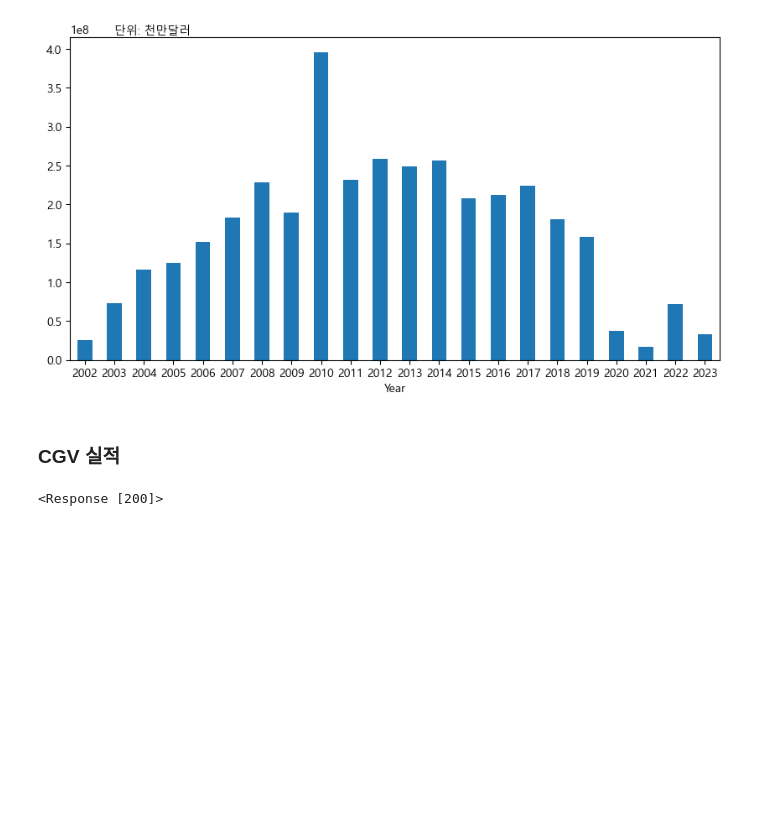
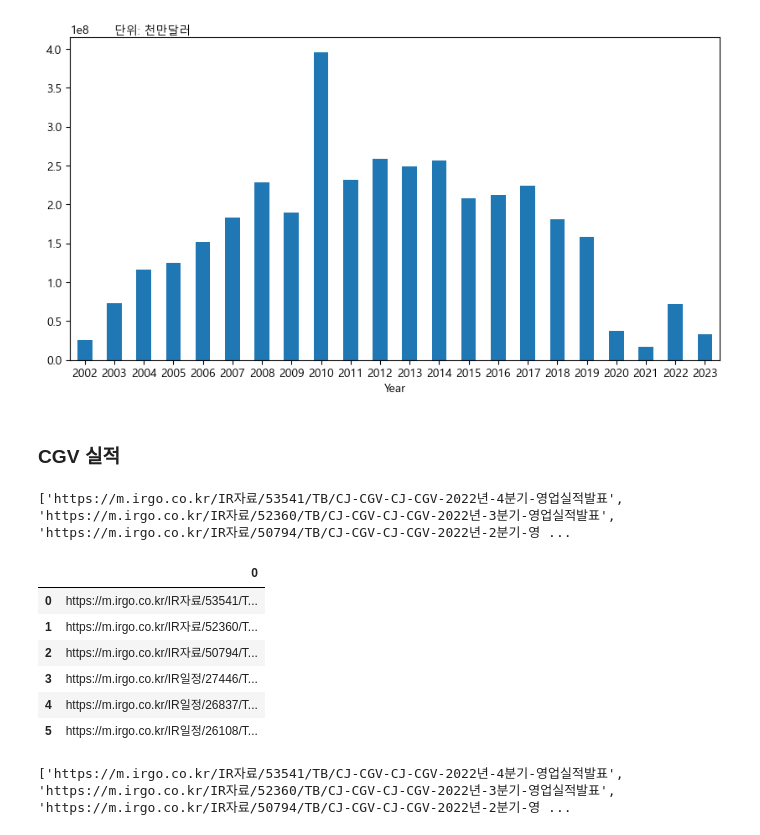
Before and after one commit to kwonhwijun/invest, a Jupyter notebook: investing_python/CGV/cgv_turkey.ipynb, the cells around one changed output. Saved outputs shown, nothing was run; the diff lists cells and outputs as text; code cells hidden in the pictures; blank space fills up the shorter version.

```diff
--- a/investing_python/CGV/cgv_turkey.ipynb
+++ b/investing_python/CGV/cgv_turkey.ipynb
@@ -164,3 +114,33 @@ for link in links:
+# %%
+from bs4 import BeautifulSoup
+
+
+#html 추출
+
+url = "https://m.irgo.co.kr/IR-COMP/079160/CJ%20CGV-IR-PAGE"
+response = requests.get(url)
+html = response.text
+
+soup = BeautifulSoup(html, "html.parser")
+data_hrefs = []
+if True:
+    lis = soup.find_all('li', {'class': 'clearfix ir_information'})
+    for li in lis:
+        data_href = li['data-href']
+        data_hrefs.append(data_href)
+print(data_hrefs)
+# %% [output]
+['https://m.irgo.co.kr/IR자료/53541/TB/CJ-CGV-CJ-CGV-2022년-4분기-영업실적발표', 'https://m.irgo.co.kr/IR자료/52360/TB/CJ-CGV-CJ-CGV-2022년-3분기-영업실적발표', 'https://m.irgo.co.kr/IR자료/50794/TB/CJ-CGV-CJ-CGV-2022년-2분기-영 ...
+# %%
+pd.DataFrame(data_hrefs)
+# %% [output]
+|  | 0 |
+| 0 | https://m.irgo.co.kr/IR자료/53541/T... |
+| 1 | https://m.irgo.co.kr/IR자료/52360/T... |
+| 2 | https://m.irgo.co.kr/IR자료/50794/T... |
+| 3 | https://m.irgo.co.kr/IR일정/27446/T... |
+| 4 | https://m.irgo.co.kr/IR일정/26837/T... |
+| 5 | https://m.irgo.co.kr/IR일정/26108/T... |
 # %%
 #tab2 > div > div:nth-child(1) > ul > li:nth-child(1)
 
@@ -194,4 +149,0 @@ if pdf_link:
-# %%
-print(response)
-# %% [output]
-<Response [200]>
@@ -197,0 +180,5 @@ print(response)
+# %%
+print(ir_list)
+import os
+# %% [output]
+['https://m.irgo.co.kr/IR자료/53541/TB/CJ-CGV-CJ-CGV-2022년-4분기-영업실적발표', 'https://m.irgo.co.kr/IR자료/52360/TB/CJ-CGV-CJ-CGV-2022년-3분기-영업실적발표', 'https://m.irgo.co.kr/IR자료/50794/TB/CJ-CGV-CJ-CGV-2022년-2분기-영 ...
```
Also changed, not shown: parts of 9 cells of this notebook, 4 other files.
